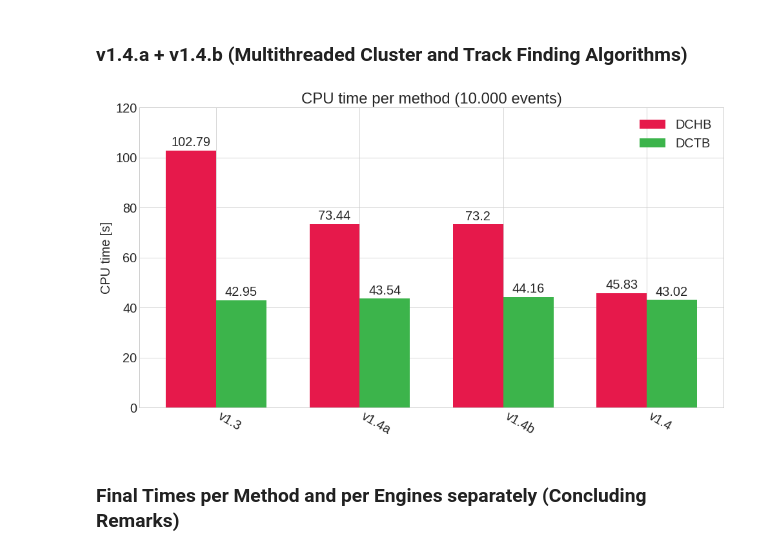
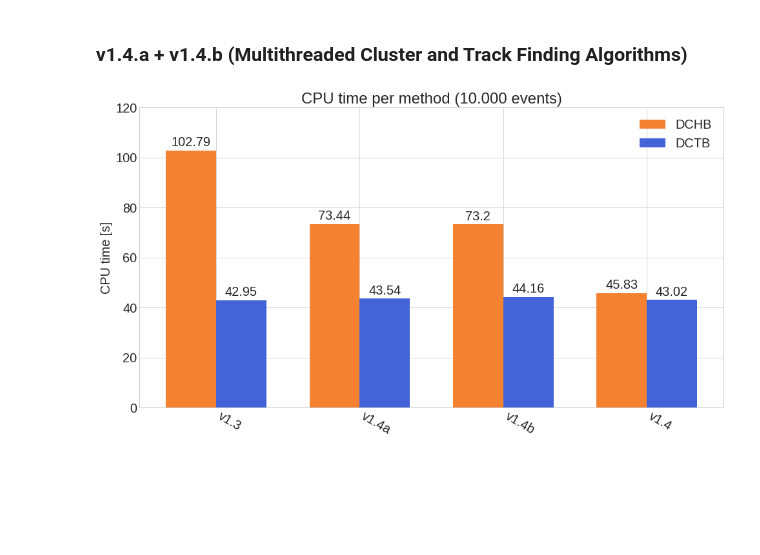
Before and after one commit to bleaktwig/clas12-data-and-tests, a Jupyter notebook: final_thesis_plots/barplots.ipynb, the cells around one changed output. Cells and saved outputs as stored; diff of their text form; code cells hidden in the pictures; blank space fills up the shorter version.

```diff
--- a/final_thesis_plots/barplots.ipynb
+++ b/final_thesis_plots/barplots.ipynb
@@ -143,16 +143,22 @@ names = [
     "LTCC"      , "RICH"      , "EBHB"      , "DCTB"      ,
     "FTOFTB"    , "EBTB"      , "WRITER"
 ]
+
+i = 0
+
+dchb_time = [169.68, 119.14, 113.19, 102.79, 45.83]
+dctb_time = [ 47.76,  44.34,  42.93,  42.93, 42.93]
 times = np.array([0.04,   0.01, 0.90,  0.87,
-                  0.64, 169.68, 1.15,  1.00,
+                  0.64, dchb_time[i], 1.15,  1.00,
                   20.35,   1.25, 1.58,  0.57,
-                  0.30,    0.14, 1.63, 47.76,
-                  1.18, 1.83, 1.89])/2.5598
+                  0.30,    0.14, 1.63, dctb_time[i],
+                  1.18, 1.83, 1.89])
+cgc = [c_gre, "#76c036", "#cdc42d", "#d96324", c_red]
 colors = [c_gra, c_gra, c_gra, c_gra,
-          c_gra, c_red, c_gra, c_gra,
+          c_gra, cgc[4], c_gra, c_gra,
           c_gra, c_gra, c_gra, c_gra,
-          c_gra, c_gra, c_gra, c_red,
+          c_gra, c_gra, c_gra, cgc[4],
           c_gra, c_gra, c_gra]
 
-h_enginesplot(names[::-1], times[::-1], colors[::-1], "Engine Name", "Engine Time / Total Time [%]", "CLAS12 Engine Times")
+h_enginesplot(names[::-1], times[::-1], colors[::-1], "Engine Name", "Engine Time [ms]", "CLAS12 Engine Times")
 # %% [output]
@@ -317,14 +323,12 @@ methods_contrast_plot(methods, (old_time, new_time), (grad_6_gre, grad_6_red), (
 # %%
 # times:
 DCHB_times = [102.79, 73.44, 73.20, 45.83]
 DCTB_times = [ 42.95, 43.54, 44.16, 43.02]
 versions   = ["v1.3", "v1.4a", "v1.4b", "v1.4"]
 engines    = ["DCHB", "DCTB"]
-c_gre_arr  = [c_gre for i in range(4)]
-c_red_arr  = [c_red for i in range(4)]
+c_gre_arr  = [c_blu for i in range(4)]
+c_red_arr  = [c_ora for i in range(4)]
 
 methods_contrast_plot(versions, (DCHB_times, DCTB_times), (c_red_arr, c_gre_arr), engines, 121, 20, False)
 # %% [output]
-[figure, old version]
+[figure, new version]
-# %% [markdown]
-### Final Times per Method and per Engines separately (Concluding Remarks)
```
Also changed, not shown: parts of 6 cells of this notebook, 1 other file.
